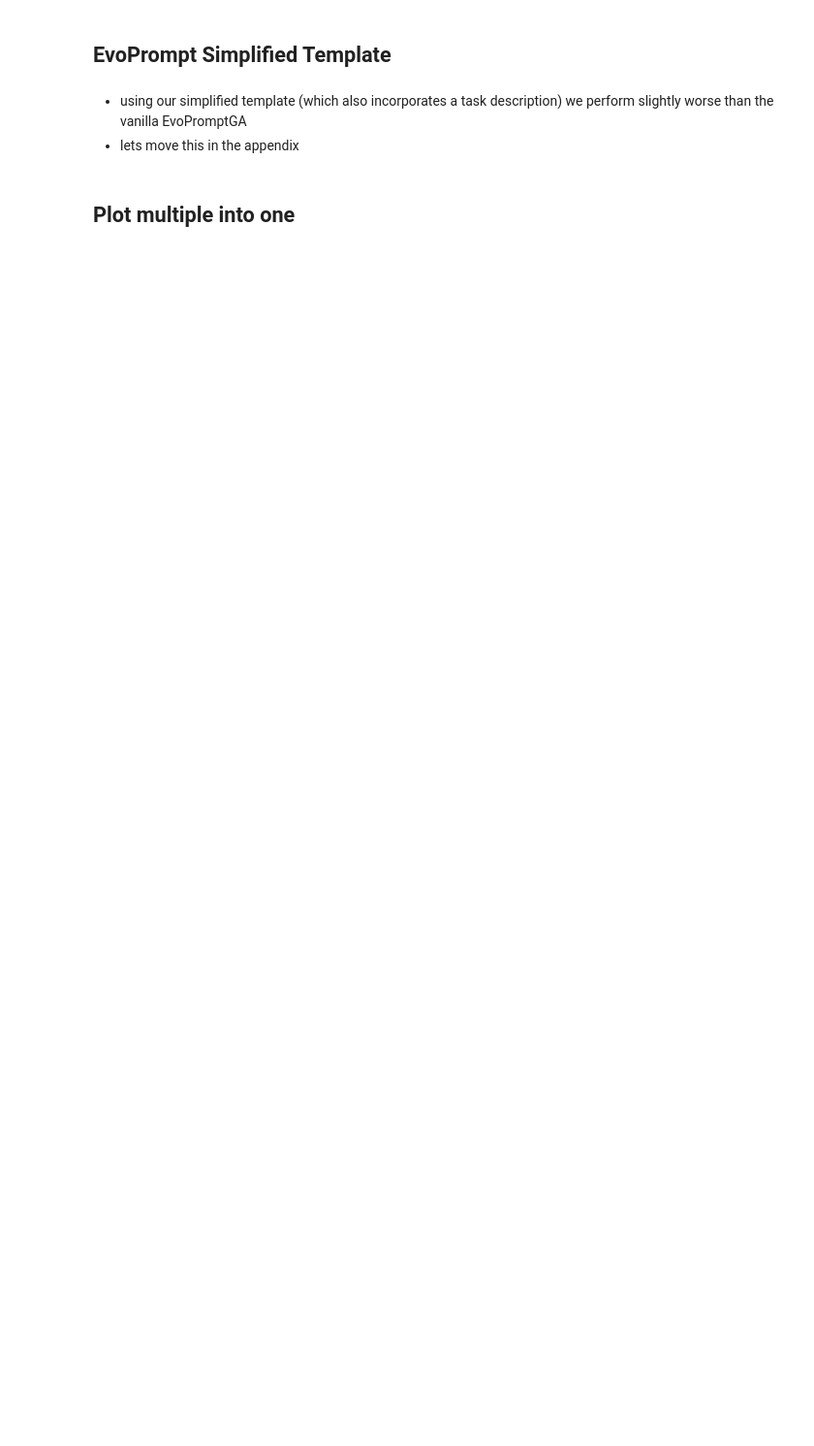
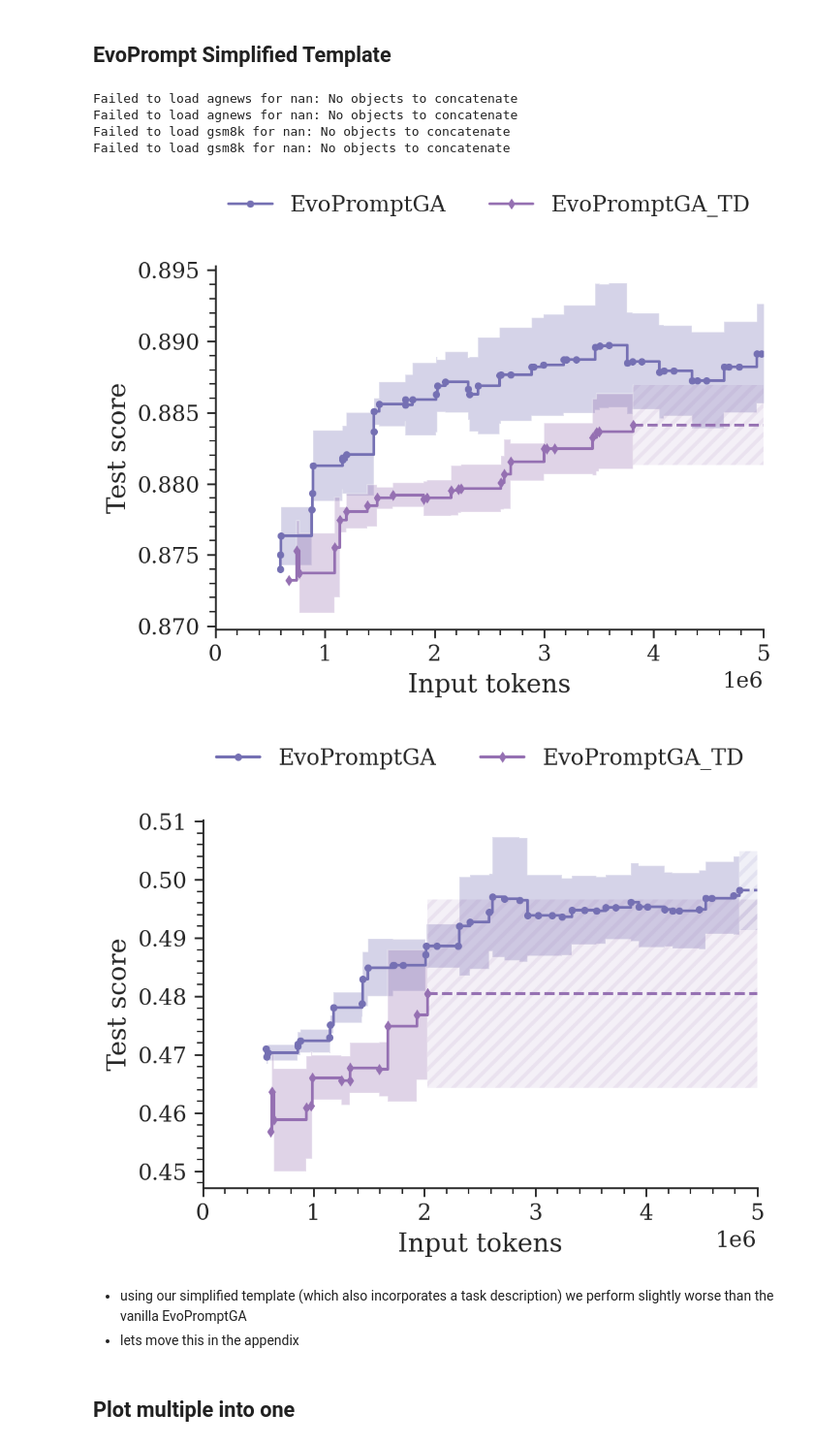
Before and after one commit to finitearth/capo, a Jupyter notebook: notebooks/paper_visualization/ablation_visualization.ipynb, the cells around one changed output. Shown at 97% size. Drawn from its saved outputs; the diff is of its cells as text; code cells hidden in the pictures; blank space fills up the shorter version.

```diff
--- a/notebooks/paper_visualization/ablation_visualization.ipynb
+++ b/notebooks/paper_visualization/ablation_visualization.ipynb
@@ -183,15 +225,22 @@ print(
 # %%
 for dataset in DATASETS:
     plot_population_scores_comparison(
         dataset,
         "llama",
-        ["nan", "EvoPromptGA", "nan", "EvoPromptGA_TD"],
+        ["-", "EvoPromptGA", "-", "EvoPromptGA_TD"],
         plot_stddev=True,
         x_col="input_tokens_cum",
         colors=colors,
         markers=markers,
         ncols=2,
-    )
+    );
+# %% [output]
+Failed to load agnews for nan: No objects to concatenate
+Failed to load agnews for nan: No objects to concatenate
+Failed to load gsm8k for nan: No objects to concatenate
+Failed to load gsm8k for nan: No objects to concatenate
+[figure, added]
+[figure, added]
 # %% [markdown]
 - using our simplified template (which also incorporates a task description) we perform slightly worse than the vanilla EvoPromptGA
 - lets move this in the appendix
```
Also changed, not shown: parts of 16 cells of this notebook, 2 other files.
